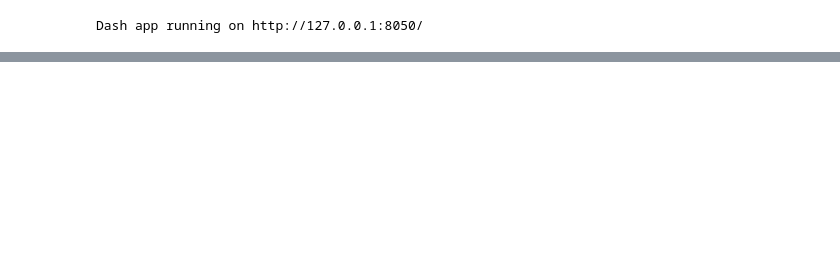
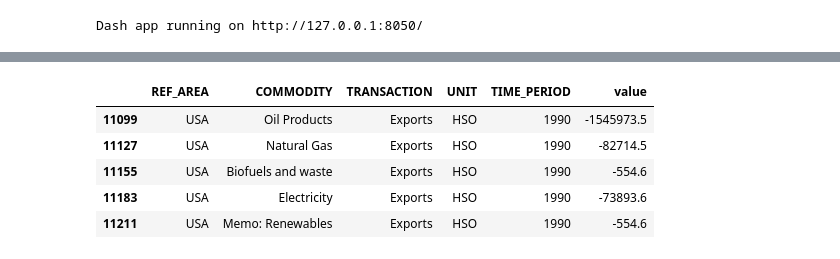
Before and after one commit to reach2sayan/data-1050-infinity, a Jupyter notebook: Dash_ben.ipynb, the cells around one changed output, grey strips where cells are left out. Cells and saved outputs as stored; diff of their text form; code cells hidden in the pictures; blank space fills up the shorter version.

```diff
--- a/Dash_ben.ipynb
+++ b/Dash_ben.ipynb
@@ -444,0 +533,11 @@ app.layout = html.Div(children=[
+# %%
+plot_df_bar = df_ebal.query("(TRANSACTION == @trans) and (COMMODITY == @commodities)").reset_index(drop=True)
+plot_df_bar = plot_df_bar.query("(TIME_PERIOD in '{}') and (REF_AREA in '{}')".format(str(1990),'USA'))
+plot_df_bar
+# %% [output]
+|  | REF_AREA | COMMODITY | TRANSACTION | UNIT | TIME_PERIOD | value |
+| 11099 | USA | Oil Products | Exports | HSO | 1990 | -1545973.5 |
+| 11127 | USA | Natural Gas | Exports | HSO | 1990 | -82714.5 |
+| 11155 | USA | Biofuels and waste | Exports | HSO | 1990 | -554.6 |
+| 11183 | USA | Electricity | Exports | HSO | 1990 | -73893.6 |
+| 11211 | USA | Memo: Renewables | Exports | HSO | 1990 | -554.6 |
```
Also changed, not shown: parts of 15 cells of this notebook, 2 other files.
